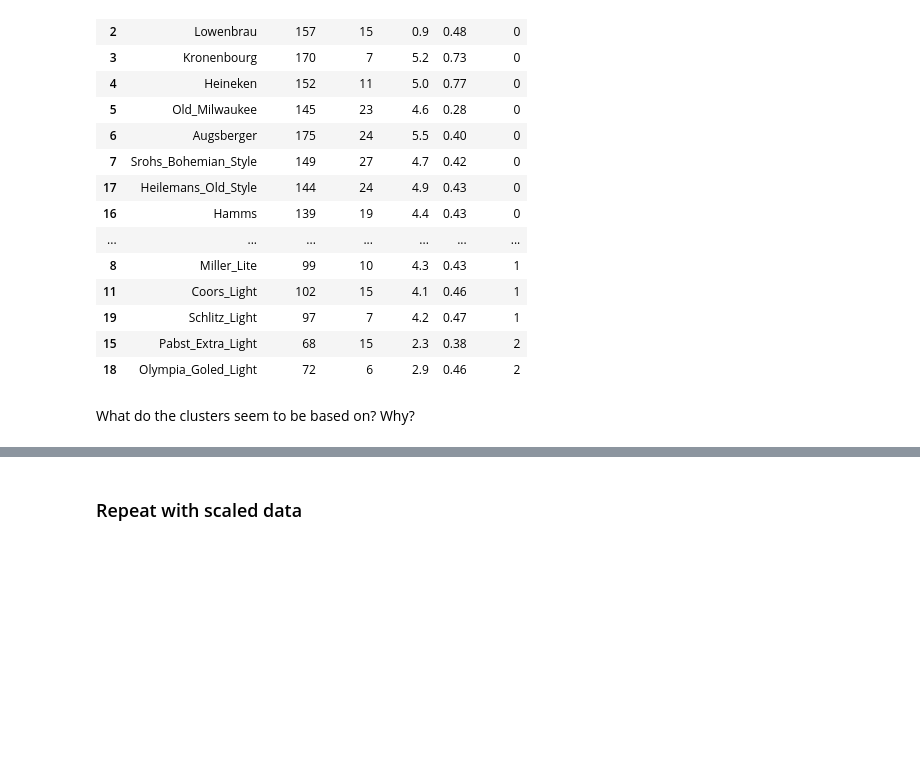
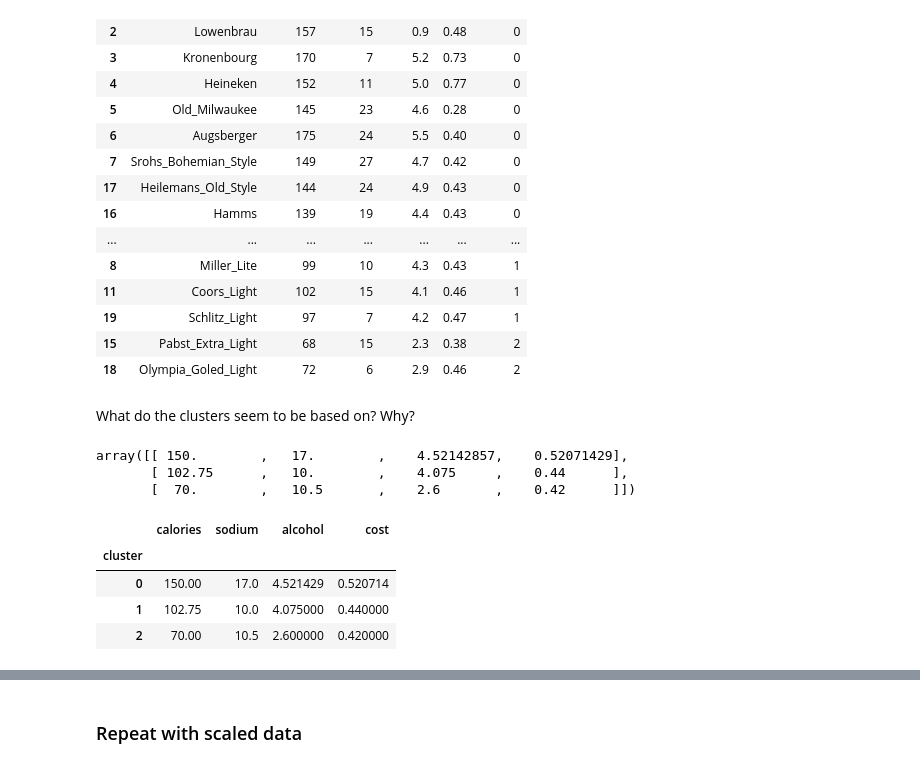
Before and after one commit to ekim1394/kaggleRainforest, a Jupyter notebook: lessons/Lesson16_Unsupervised_Learning/code/Clustering_Drinks.ipynb, the cells around one changed output, grey strips where cells are left out. Saved outputs shown, nothing was run; the diff lists cells and outputs as text; code cells hidden in the pictures; blank space fills up the shorter version.

```diff
--- a/lessons/Lesson16_Unsupervised_Learning/code/Clustering_Drinks.ipynb
+++ b/lessons/Lesson16_Unsupervised_Learning/code/Clustering_Drinks.ipynb
@@ -67,7 +87,19 @@ What happened to y?
 What do the clusters seem to be based on? Why?
 # %%
 # review the cluster centers with km.cluster_centers_
+km.cluster_centers_
+# %% [output]
+array([[ 150.        ,   17.        ,    4.52142857,    0.52071429],
+       [ 102.75      ,   10.        ,    4.075     ,    0.44      ],
+       [  70.        ,   10.5       ,    2.6       ,    0.42      ]])
 # %%
 # calculate the mean of each feature for each cluster (try a groupby)
+beer.groupby('cluster').mean()
+# %% [output]
+|  | calories | sodium | alcohol | cost |
+| cluster |  |  |  |  |
+| 0 | 150.00 | 17.0 | 4.521429 | 0.520714 |
+| 1 | 102.75 | 10.0 | 4.075000 | 0.440000 |
+| 2 | 70.00 | 10.5 | 2.600000 | 0.420000 |
 # %%
 # save the DataFrame of cluster centers
```
Also changed, not shown: parts of 10 cells of this notebook, 5 other files.
